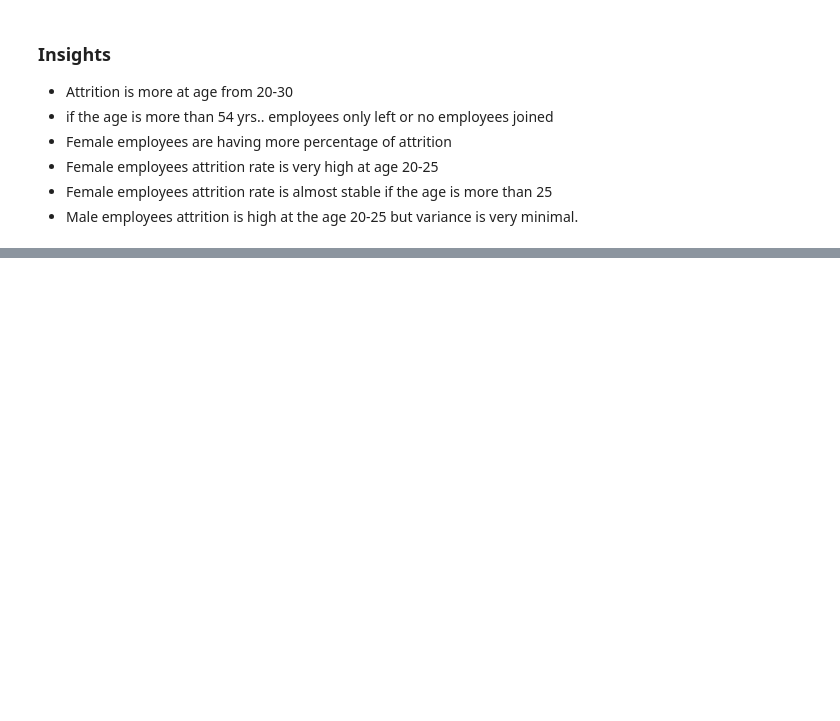
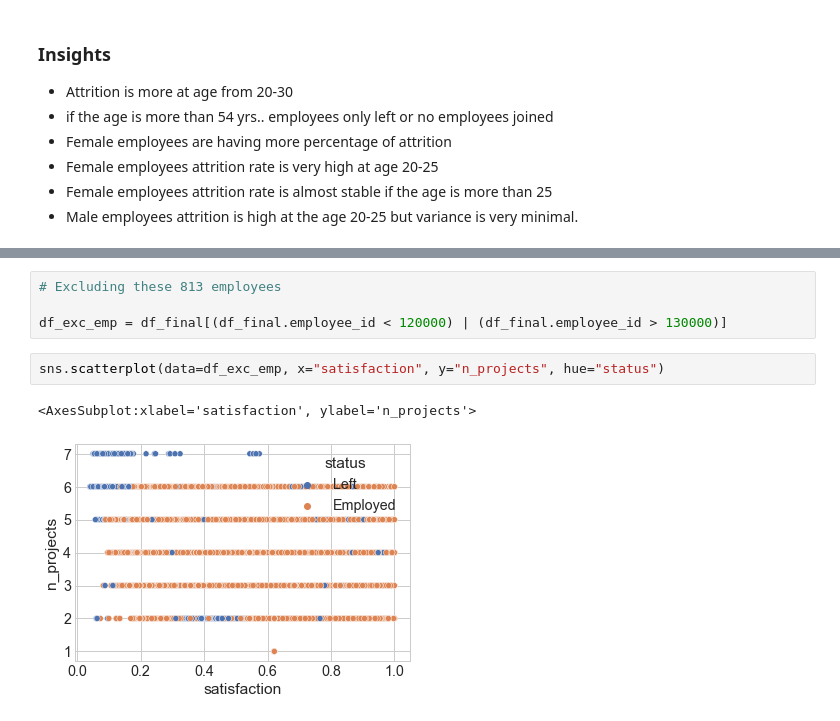
Before and after one commit to yoganandaraol/EmployeeAttritionClassification, a Jupyter notebook: Employee-Attrition-EDA.ipynb, the cells around one changed output, grey strips where cells are left out. Drawn from its saved outputs; the diff is of its cells as text; blank space fills up the shorter version.

```diff
--- a/Employee-Attrition-EDA.ipynb
+++ b/Employee-Attrition-EDA.ipynb
@@ -742,0 +812,9 @@ Name: status, dtype: int64
+# %%
+# Excluding these 813 employees
+
+df_exc_emp = df_final[(df_final.employee_id < 120000) | (df_final.employee_id > 130000)]
+# %%
+sns.scatterplot(data=df_exc_emp, x="satisfaction", y="n_projects", hue="status")
+# %% [output]
+<AxesSubplot:xlabel='satisfaction', ylabel='n_projects'>
+[figure, added]
```
Also changed, not shown: parts of 40 cells of this notebook.
